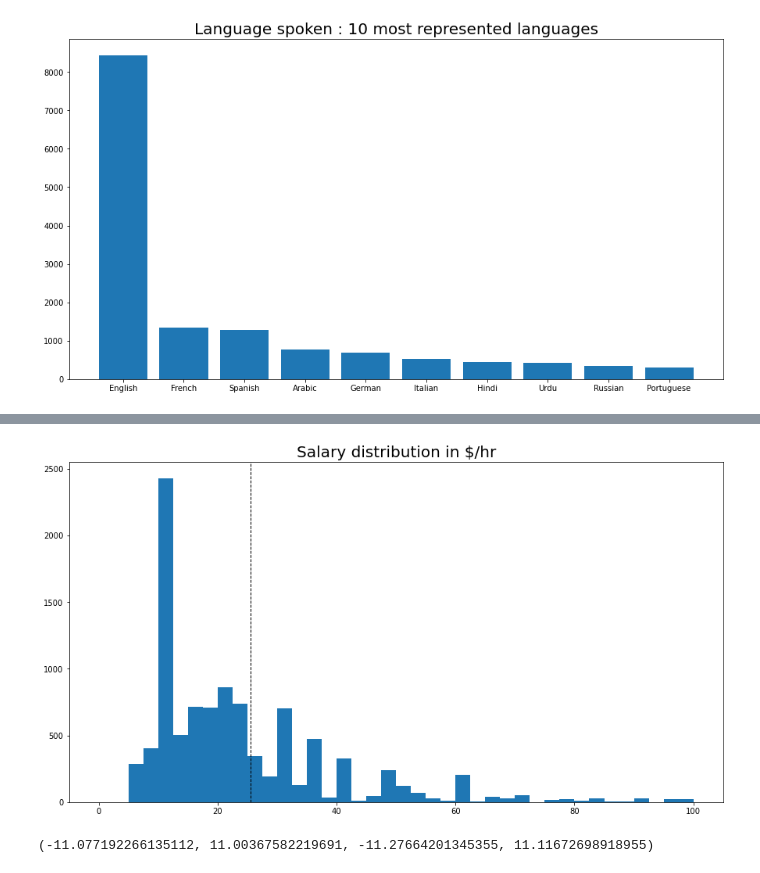
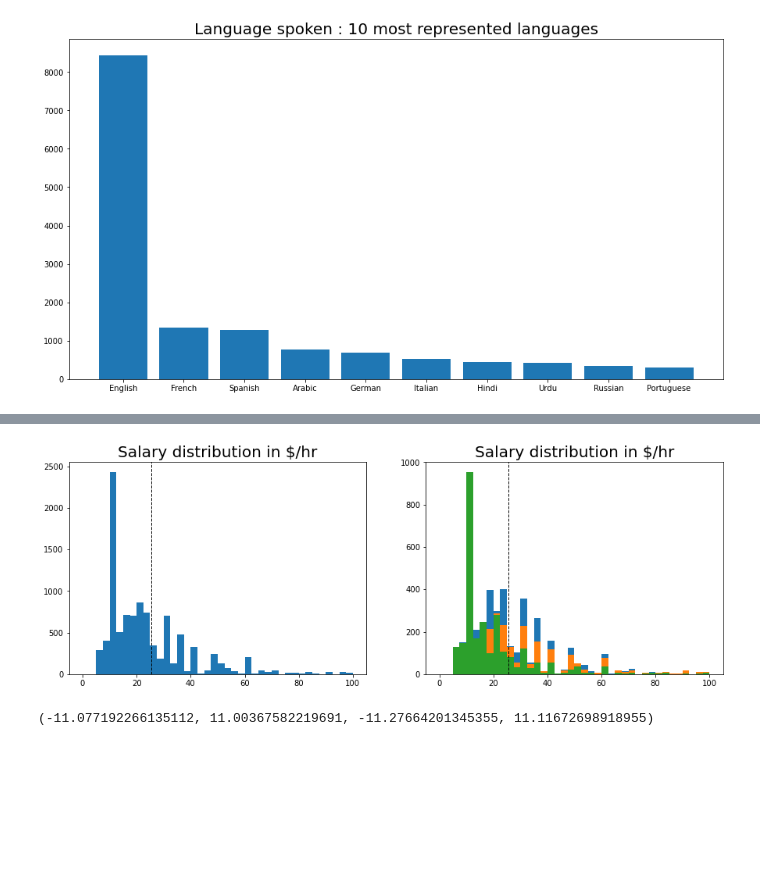
Before and after one commit to Victor-Manach/MODS207, a Jupyter notebook: Data_Analysis.ipynb, the cells around one changed output, grey strips where cells are left out. Drawn from its saved outputs; the diff is of its cells as text; code cells hidden in the pictures; blank space fills up the shorter version.

```diff
--- a/Data_Analysis.ipynb
+++ b/Data_Analysis.ipynb
@@ -80,22 +106,33 @@ Of all the active profiles, we can see that the mast majority has only few feedb
 # %%
 # put everything in dollars
 salary = []
 for i in range(len(data["price"])) :
     curr = data["price"][i][0]
     if curr == '£':
         salary.append(round(1.2 * float(data["price"][i][1:]),2))
     elif curr == '€':
         salary.append(round(1.38 * float(data["price"][i][1:]),2))
     else:
         salary.append(float(data["price"][i][1:]))
 
-figure = plt.figure(figsize=(15,8))
+
+figure = plt.figure(figsize=(15,5))
+
+axes = figure.add_subplot(121)
 plt.hist(salary, range=[0, 100], bins = 40)
 plt.axvline(sum(salary)/len(salary), color='k', linestyle='dashed', linewidth=1)
 plt.title("Salary distribution in $/hr", fontsize = 20)
+
+axes = figure.add_subplot(122)
+data['salary'] = salary
+plt.hist(data[data['gender']=='female']['salary'], range=[0, 100], bins = 40, label = 'female')
+plt.hist(data[data['gender']=='male']['salary'], range=[0, 100], bins = 40, label = 'male')
+plt.hist(data[data['gender'].isna()]['salary'], range=[0, 100], bins = 40, label = 'undefined')
+plt.axvline(sum(salary)/len(salary), color='k', linestyle='dashed', linewidth=1)
+plt.title("Salary distribution in $/hr", fontsize = 20)
 plt.show()
 # %% [output]
-[figure, old version]
+[figure, new version]
 # %%
 figure = plt.figure(figsize=(15,6))
 
```
Also changed, not shown: parts of 6 cells of this notebook, 1 other file.
